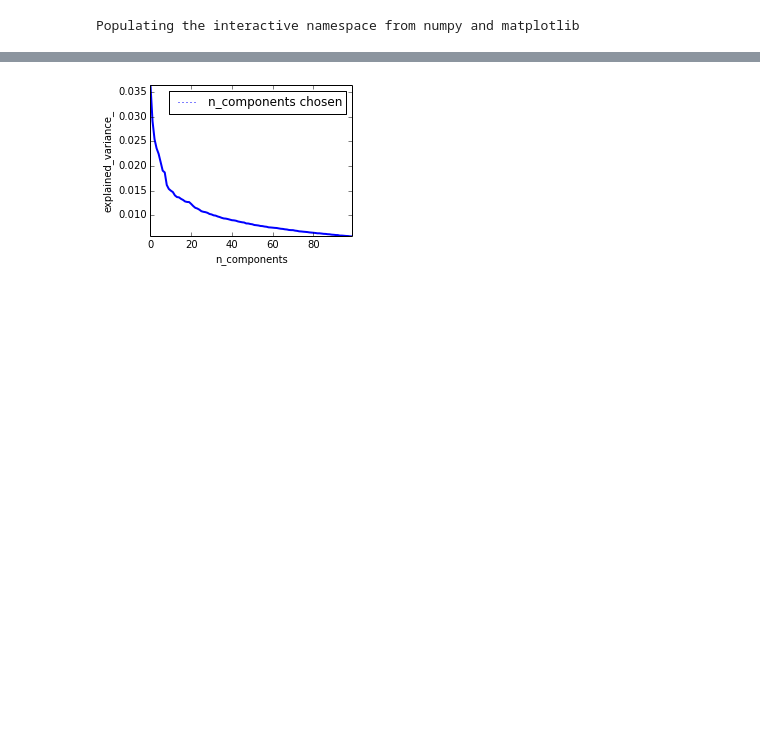
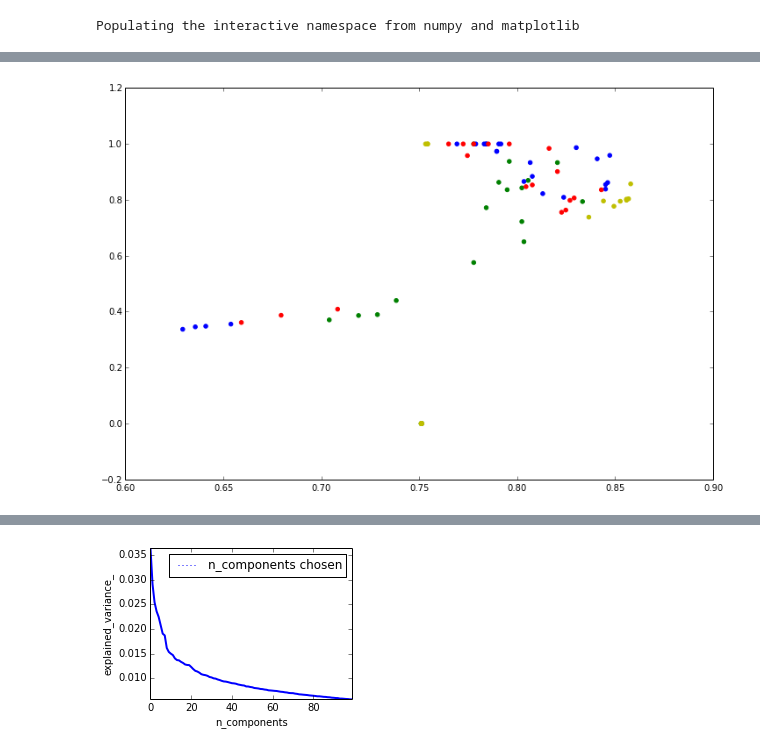
Before and after one commit to jacobboy/spring14, a Jupyter notebook: Graphin.ipynb, the cells around one changed output, grey strips where cells are left out. Cells and saved outputs as stored; diff of their text form; code cells hidden in the pictures; blank space fills up the shorter version.

```diff
--- a/Graphin.ipynb
+++ b/Graphin.ipynb
@@ -32,0 +29,28 @@ reload(methods)
+# %%
+scores = pd.read_pickle('data/clf_scores.pickle')
+scores = scores.sort(columns=['acc'])
+# break scores in to transformers and classifiers
+def claim(df, st):
+    return df[[s.lower().startswith(st.lower()) for  s in df['name']]]
+
+# this has seriously gotta be the worst possible way
+scores['pca'] = [s.startswith('PCA') for  s in scores['name']]
+pca = scores[scores['pca']]
+scores['sp'] = [s.startswith('SP') for  s in scores['name']]
+sp = scores[scores['sp']]
+scores['lsvc'] = [s.startswith('LSVC') for  s in scores['name']]
+lsvc = scores[scores['lsvc']]
+scores['rbm'] = [s.startswith('RBM') for  s in scores['name']]
+rbm = scores[scores['rbm']]
+scores['none'] = (scores['pca']==False) & (scores['sp']==False) & (scores['lsvc']==False) & (scores['rbm']==False)
+none = scores[scores['none']]
+scores['rf'] = [s.count('RF') > 0 for  s in scores['name']]
+rf = scores[scores['rf']]
+scores['svc-l'] = [s.count('SVC L') > 0 for  s in scores['name']]
+svcl = scores[scores['svc-l']]
+scores['svc-rbf'] = [s.count('SVC RBF') > 0 for  s in scores['name']]
+svcrbf = scores[scores['svc-rbf']]
+scores['logit'] = [s.count('LOGIT') > 0 for  s in scores['name']]
+logit = scores[scores['logit']]
+scores['nb'] = [s.count('NB') > 0 for  s in scores['name']]
+nb = scores[scores['nb']]
@@ -32,0 +78,8 @@ reload(methods)
+# %%
+
+plt.figure(figsize=(12,8))
+for c, clf in zip('gbry', [pca, sp, lsvc, rbm, none]):
+    plt.scatter(clf['acc'], clf['prec'], color=c, label=clf['name'])
+plt.show()
+# %% [output]
+[figure, added]
```
Also changed, not shown: parts of 4 cells of this notebook, 1 other file.
